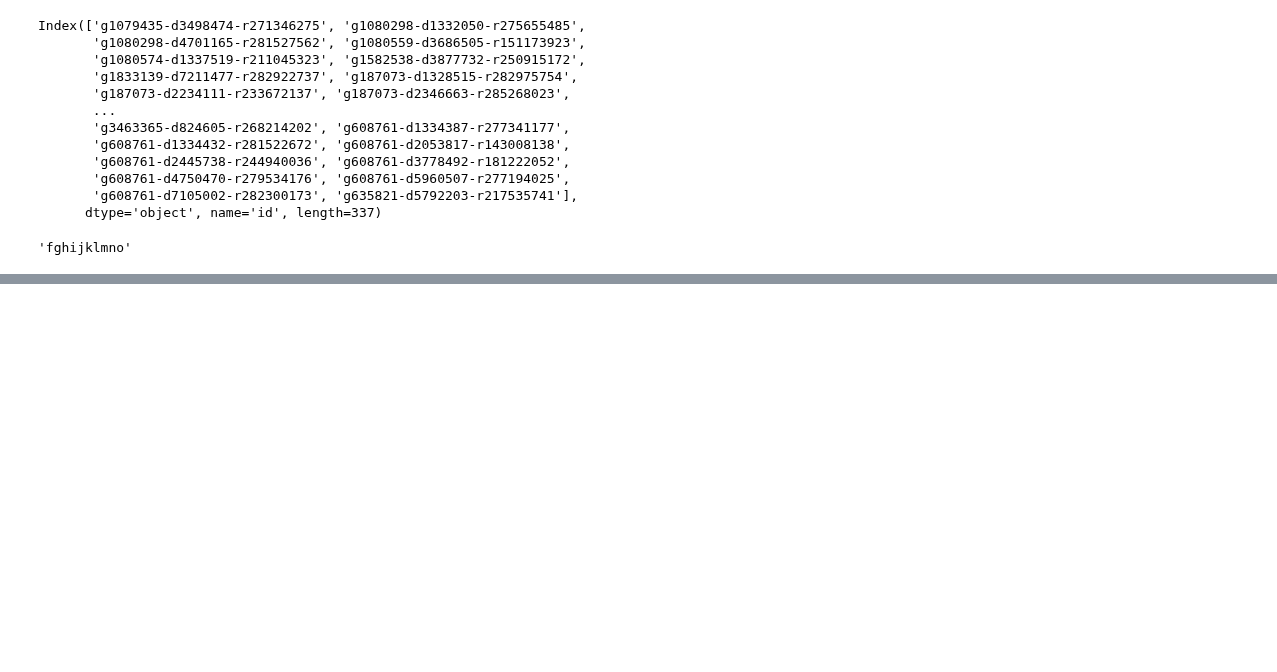
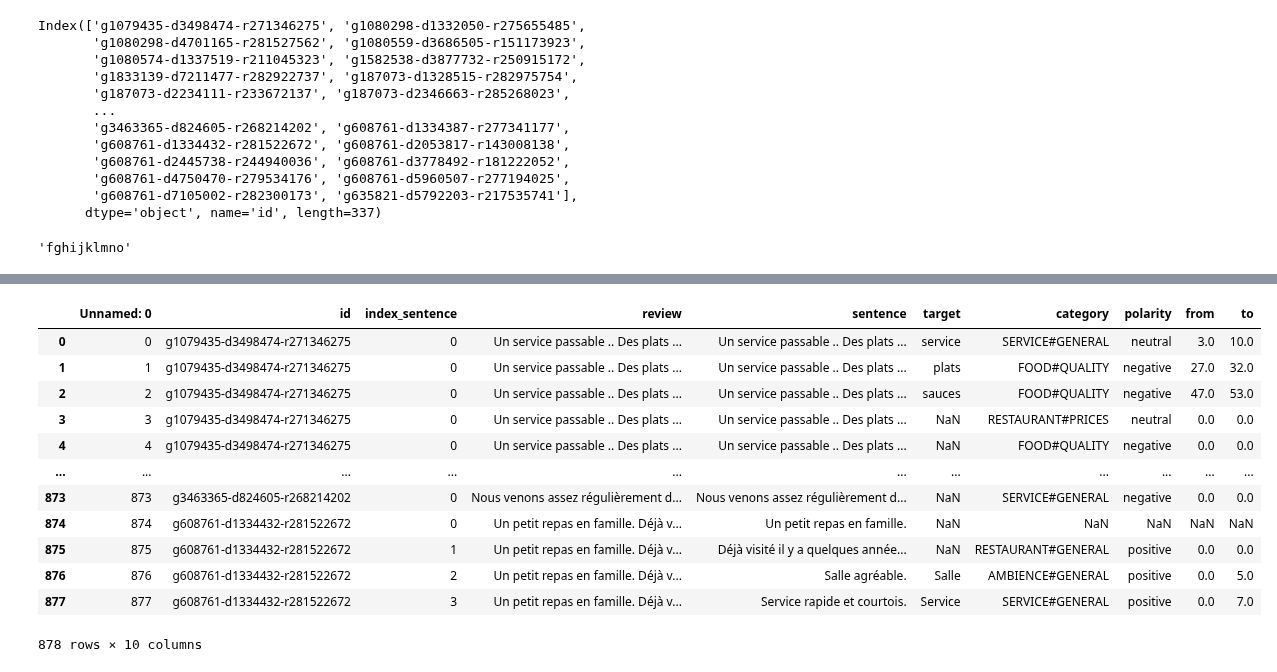
Before and after one commit to ia-bentebib/TER-Sentiment-Analysis, a Jupyter notebook: data/Get Data.ipynb, the cells around one changed output, grey strips where cells are left out. Saved outputs shown, nothing was run; the diff lists cells and outputs as text; code cells hidden in the pictures; blank space fills up the shorter version.

Commit message:
add data with content and format data to lcf-atepc

```diff
--- a/data/Get Data.ipynb
+++ b/data/Get Data.ipynb
@@ -156,0 +220,18 @@ dataDf.to_csv (r'D:\Git\TER-Sentiment-Analysis\data\export_data.csv', header=Tru
+# %%
+dataDf2 = pd.read_csv('export_data.csv')
+# %%
+dataDf2
+# %% [output]
+|  | Unnamed: 0 | id | index_sentence | review | sentence | target | category | polarity | from | to |
+| 0 | 0 | g1079435-d3498474-r271346275 | 0 | Un service passable .. Des plats ... | Un service passable .. Des plats ... | service | SERVICE#GENERAL | neutral | 3.0 | 10.0 |
+| 1 | 1 | g1079435-d3498474-r271346275 | 0 | Un service passable .. Des plats ... | Un service passable .. Des plats ... | plats | FOOD#QUALITY | negative | 27.0 | 32.0 |
+| 2 | 2 | g1079435-d3498474-r271346275 | 0 | Un service passable .. Des plats ... | Un service passable .. Des plats ... | sauces | FOOD#QUALITY | negative | 47.0 | 53.0 |
+| 3 | 3 | g1079435-d3498474-r271346275 | 0 | Un service passable .. Des plats ... | Un service passable .. Des plats ... | NaN | RESTAURANT#PRICES | neutral | 0.0 | 0.0 |
+| 4 | 4 | g1079435-d3498474-r271346275 | 0 | Un service passable .. Des plats ... | Un service passable .. Des plats ... | NaN | FOOD#QUALITY | negative | 0.0 | 0.0 |
+| ... | ... | ... | ... | ... | ... | ... | ... | ... | ... | ... |
+| 873 | 873 | g3463365-d824605-r268214202 | 0 | Nous venons assez régulièrement d... | Nous venons assez régulièrement d... | NaN | SERVICE#GENERAL | negative | 0.0 | 0.0 |
+| 874 | 874 | g608761-d1334432-r281522672 | 0 | Un petit repas en famille. Déjà v... | Un petit repas en famille. | NaN | NaN | NaN | NaN | NaN |
+| 875 | 875 | g608761-d1334432-r281522672 | 1 | Un petit repas en famille. Déjà v... | Déjà visité il y a quelques année... | NaN | RESTAURANT#GENERAL | positive | 0.0 | 0.0 |
+| 876 | 876 | g608761-d1334432-r281522672 | 2 | Un petit repas en famille. Déjà v... | Salle agréable. | Salle | AMBIENCE#GENERAL | positive | 0.0 | 5.0 |
+| 877 | 877 | g608761-d1334432-r281522672 | 3 | Un petit repas en famille. Déjà v... | Service rapide et courtois. | Service | SERVICE#GENERAL | positive | 0.0 | 7.0 |
+878 rows × 10 columns
```
Also changed, not shown: parts of 18 cells of this notebook, 9 other files.
